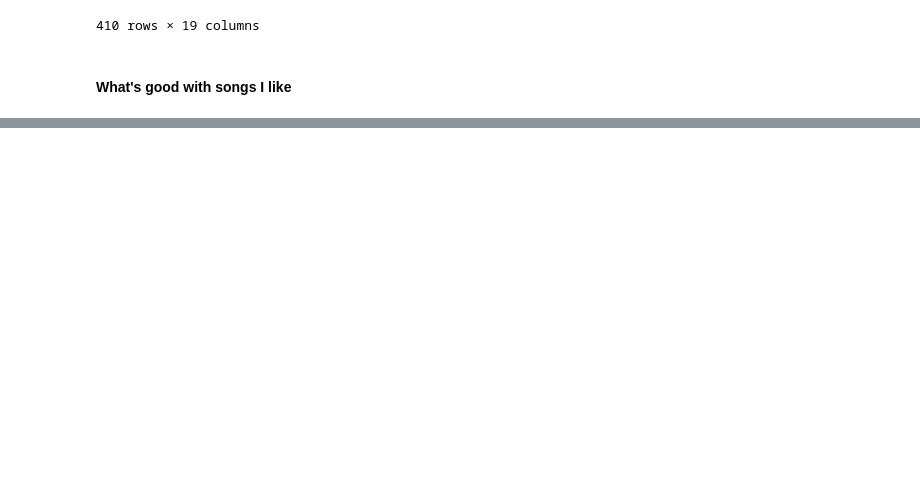
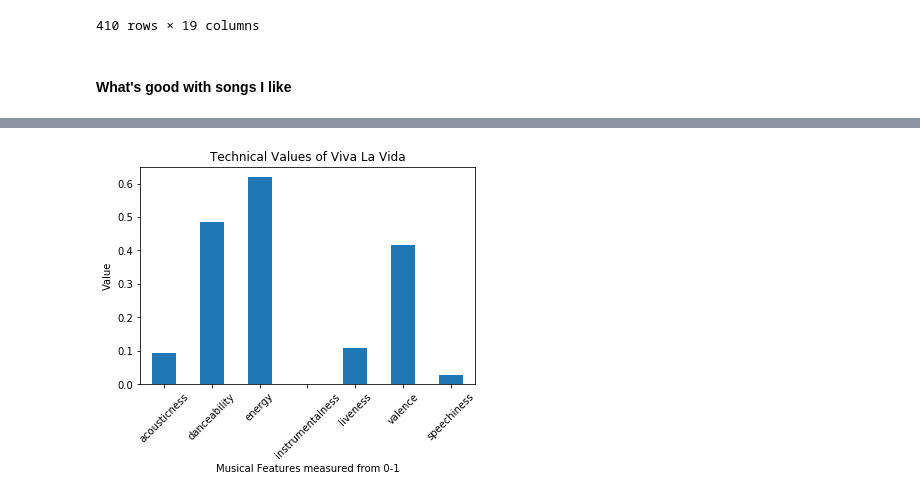
Before and after one commit to zainkhan9/spotify_ml, a Jupyter notebook: genre_clustering.ipynb, the cells around one changed output, grey strips where cells are left out. Drawn from its saved outputs; the diff is of its cells as text; code cells hidden in the pictures; blank space fills up the shorter version.

```diff
--- a/genre_clustering.ipynb
+++ b/genre_clustering.ipynb
@@ -359,0 +361,4 @@ plot_song("Fingerbib")
+# %%
+plot_song("Viva La Vida")
+# %% [output]
+[figure, added]
```
Also changed, not shown: parts of 4 cells of this notebook.
